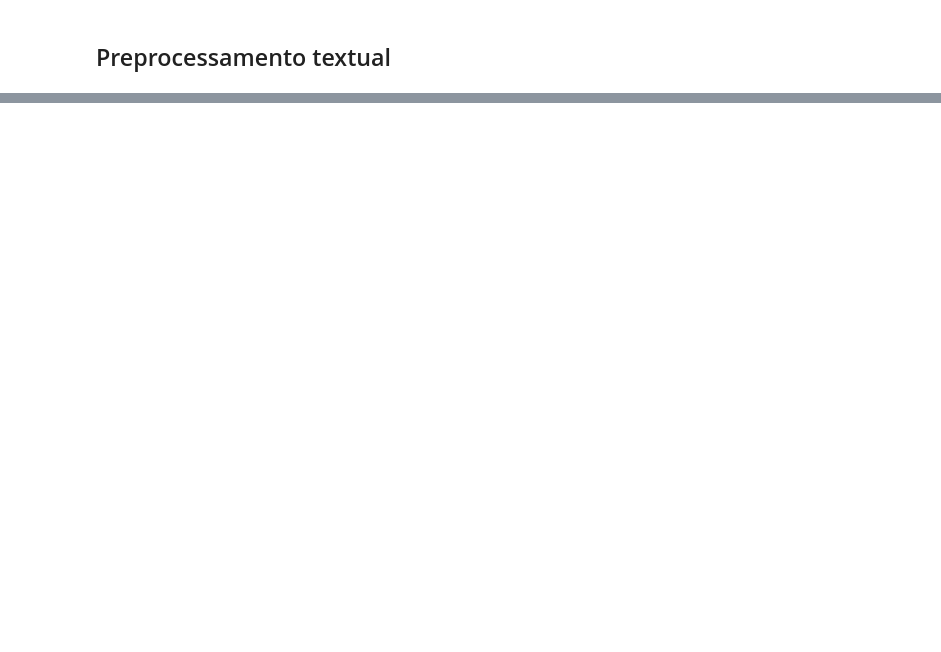
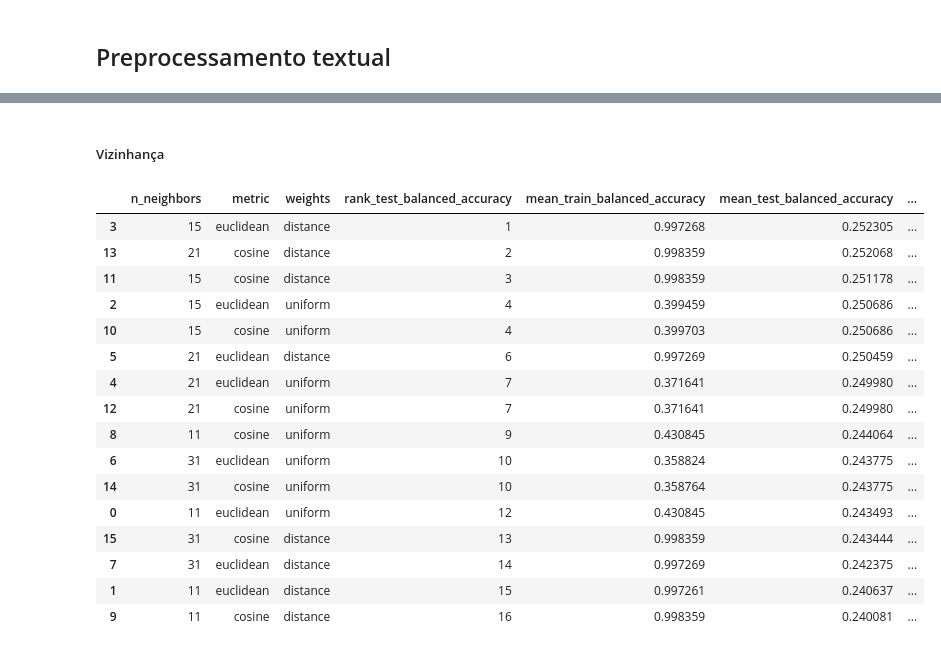
Before and after one commit to mauromascarenhas/Dificuldade-problemas-URI, a Jupyter notebook: modeling/Classificação de nível de dificuldade.ipynb, the cells around one changed output, grey strips where cells are left out. Saved outputs shown, nothing was run; the diff lists cells and outputs as text; code cells hidden in the pictures; blank space fills up the shorter version.

```diff
--- a/modeling/Classificação de nível de dificuldade.ipynb
+++ b/modeling/Classificação de nível de dificuldade.ipynb
@@ -157,0 +569,17 @@ sns.boxplot(ds, x = "n_level", y = "ratio")
+# %%
+gster = GridSearchCV(
+    estimator = RandomForestClassifier(criterion = "gini", max_features = "log2"),
+    param_grid = rf_grid,
+    scoring = scoring,
+    n_jobs = -1,
+    refit = scoring[refit_idx],
+    cv = 10,
+    return_train_score = True
+)
+gster.fit(de.drop(columns = ["level"]), new_target_lvl)
+evt_cols = [
+    *[f"param_{p}" for p in rf_grid.keys()],
+    *scr_cols
+]
+dfgster = pd.DataFrame(gster.cv_results_)
+dfgster[evt_cols].rename(columns = { c: df_res_col_name(c) for c in evt_cols}).sort_values(f"rank_test_{df_res_col_name(scoring[refit_idx])}")
@@ -157,0 +600,37 @@ sns.boxplot(ds, x = "n_level", y = "ratio")
+# %% [markdown]
+##### Vizinhança
+# %%
+gsner = GridSearchCV(
+    estimator = KNeighborsClassifier(),
+    param_grid = knn_grid,
+    scoring = scoring,
+    n_jobs = -1,
+    refit = scoring[refit_idx],
+    cv = 10,
+    return_train_score = True
+)
+gsner.fit(de.drop(columns = ["level"]).values, new_target_lvl.values)
+dfgsner = pd.DataFrame(gsner.cv_results_)
+evt_cols = [
+    *[f"param_{p}" for p in knn_grid.keys()],
+    *scr_cols
+]
+dfgsner[evt_cols].rename(columns = { c: df_res_col_name(c) for c in evt_cols}).sort_values(f"rank_test_{df_res_col_name(scoring[refit_idx])}")
+# %% [output]
+|  | n_neighbors | metric | weights | rank_test_balanced_accuracy | mean_train_balanced_accuracy | mean_test_balanced_accuracy | ... |
+| 3 | 15 | euclidean | distance | 1 | 0.997268 | 0.252305 | ... |
+| 13 | 21 | cosine | distance | 2 | 0.998359 | 0.252068 | ... |
+| 11 | 15 | cosine | distance | 3 | 0.998359 | 0.251178 | ... |
+| 2 | 15 | euclidean | uniform | 4 | 0.399459 | 0.250686 | ... |
+| 10 | 15 | cosine | uniform | 4 | 0.399703 | 0.250686 | ... |
+| 5 | 21 | euclidean | distance | 6 | 0.997269 | 0.250459 | ... |
+| 4 | 21 | euclidean | uniform | 7 | 0.371641 | 0.249980 | ... |
+| 12 | 21 | cosine | uniform | 7 | 0.371641 | 0.249980 | ... |
+| 8 | 11 | cosine | uniform | 9 | 0.430845 | 0.244064 | ... |
+| 6 | 31 | euclidean | uniform | 10 | 0.358824 | 0.243775 | ... |
+| 14 | 31 | cosine | uniform | 10 | 0.358764 | 0.243775 | ... |
+| 0 | 11 | euclidean | uniform | 12 | 0.430845 | 0.243493 | ... |
+| 15 | 31 | cosine | distance | 13 | 0.998359 | 0.243444 | ... |
+| 7 | 31 | euclidean | distance | 14 | 0.997269 | 0.242375 | ... |
+| 1 | 11 | euclidean | distance | 15 | 0.997261 | 0.240637 | ... |
+| 9 | 11 | cosine | distance | 16 | 0.998359 | 0.240081 | ... |
```
Also changed, not shown: parts of 44 cells of this notebook.
